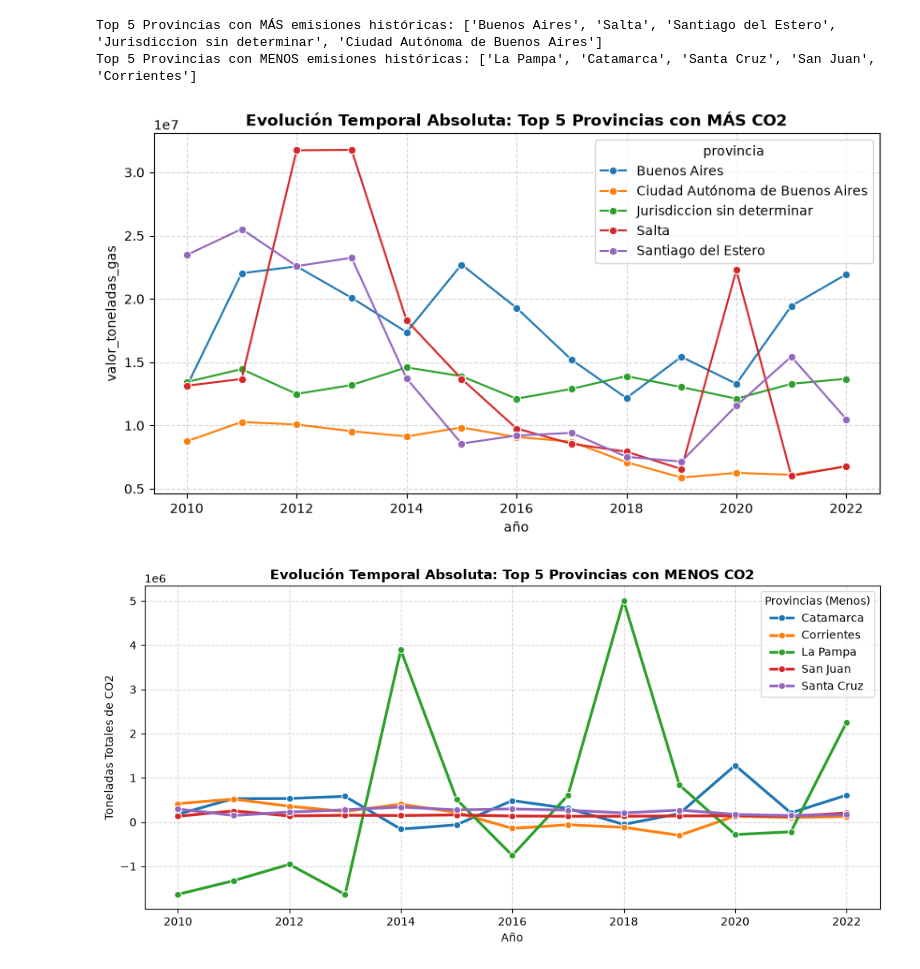
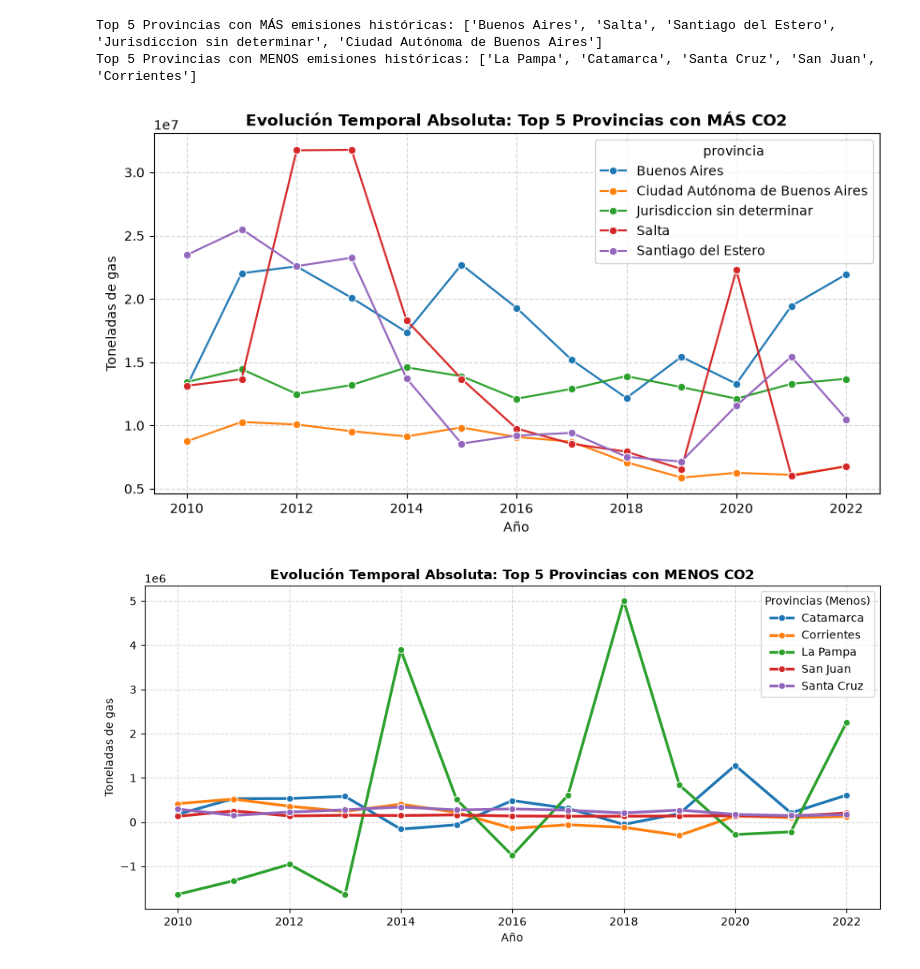
Before and after one commit to Axel99-code/Gases-de-efecto-invernadero, a Jupyter notebook: notebook.ipynb, the cells around one changed output. Cells and saved outputs as stored; diff of their text form; code cells hidden in the pictures.

```diff
--- a/notebook.ipynb
+++ b/notebook.ipynb
@@ -410,17 +405,17 @@ print("Top 5 Provincias con MENOS emisiones históricas:", provincias_menos)
 Top 5 Provincias con MÁS emisiones históricas: ['Buenos Aires', 'Salta', 'Santiago del Estero', 'Jurisdiccion sin determinar', 'Ciudad Autónoma de Buenos Aires']
 Top 5 Provincias con MENOS emisiones históricas: ['La Pampa', 'Catamarca', 'Santa Cruz', 'San Juan', 'Corrientes']
 # %%
-# Consolidamos los datos sumando por año y provincia
 
 df_top_mas = df_grafico[df_grafico["provincia"].isin(provincias_mas)]
 
 df_consol_mas = df_top_mas.groupby(["año", "provincia"])["valor_toneladas_gas"].sum().reset_index()
 
-# Graficamos los datos consolidados (Líneas limpias sin montañas)
 plt.figure(figsize=(10, 5))
 sns.lineplot(data=df_consol_mas, x="año", y="valor_toneladas_gas", hue="provincia", marker="o")
 plt.title("Evolución Temporal Absoluta: Top 5 Provincias con MÁS CO2", fontsize=12, fontweight="bold")
+plt.xlabel("Año")
+plt.ylabel("Toneladas de gas")
 plt.grid(True, linestyle="--", alpha=0.5)
 plt.show()
 # %% [output]
-[figure, old version]
+[figure, new version]
@@ -438,17 +422,16 @@ plt.show()
 # %%
 df_top_menos = df_grafico[df_grafico["provincia"].isin(provincias_menos)]
 
-# Consolidamos sumando por año y provincia de la misma manera
 df_consol_menos = df_top_menos.groupby(["año", "provincia"])["valor_toneladas_gas"].sum().reset_index()
 
 plt.figure(figsize=(10, 5))
 sns.lineplot(data=df_consol_menos, x="año", y="valor_toneladas_gas", hue="provincia", marker="o", linewidth=2.5)
 plt.title("Evolución Temporal Absoluta: Top 5 Provincias con MENOS CO2", fontsize=12, fontweight="bold")
 plt.xlabel("Año")
-plt.ylabel("Toneladas Totales de CO2")
+plt.ylabel("Toneladas de gas")
 plt.grid(True, linestyle="--", alpha=0.5)
 plt.legend(title="Provincias (Menos)")
 plt.tight_layout()
 plt.show()
 # %% [output]
-[figure, old version]
+[figure, new version]
```
Also changed, not shown: parts of 6 cells of this notebook, 3 other files.
